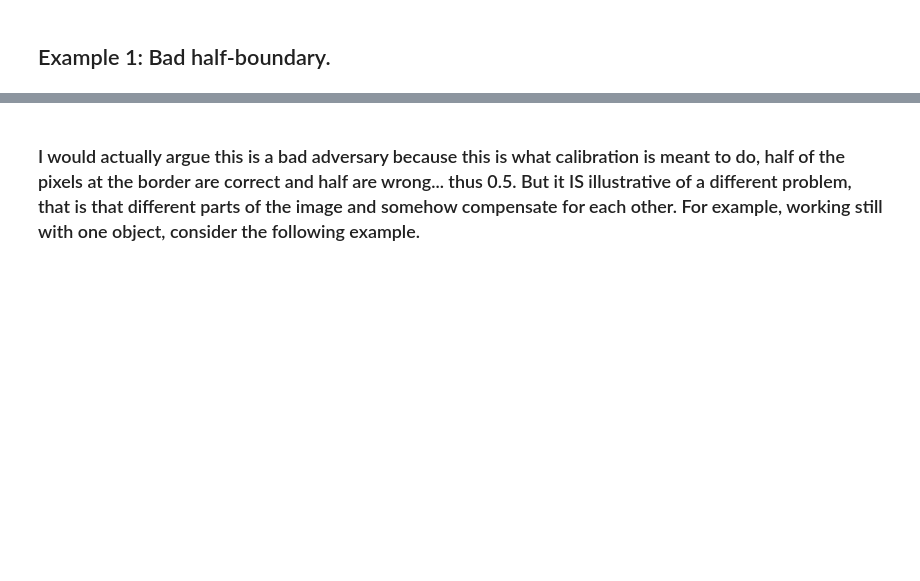
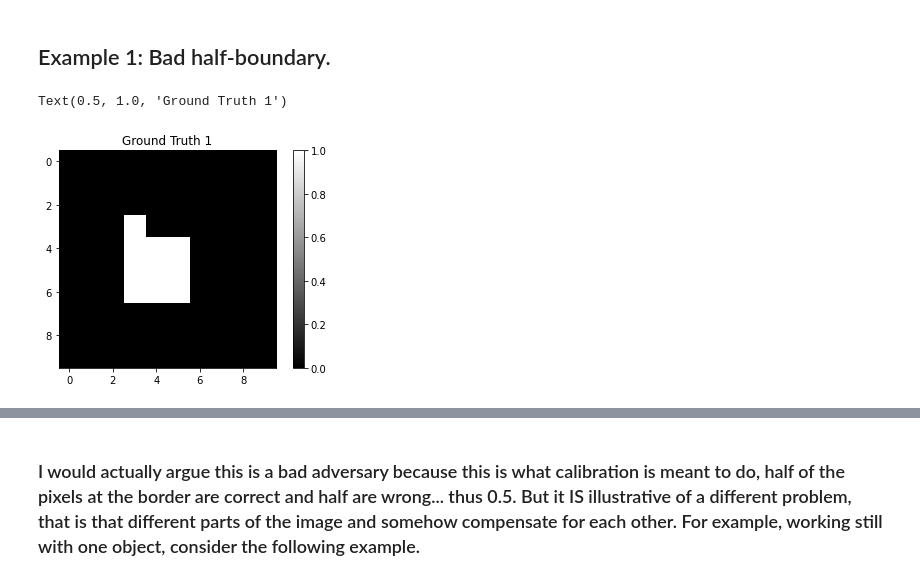
Before and after one commit to VictorButoi/ESE, a Jupyter notebook: notebooks/ToySquare.ipynb, the cells around one changed output, grey strips where cells are left out. Saved outputs shown, nothing was run; the diff lists cells and outputs as text; code cells hidden in the pictures; blank space fills up the shorter version.

```diff
--- a/notebooks/ToySquare.ipynb
+++ b/notebooks/ToySquare.ipynb
@@ -19,10 +19,14 @@ import matplotlib.pyplot as plt
 # %%
 # let's make the ground truth, which is a 10x10 tensor with a white square in the middle
 # we will slice off the right side of the square to make our contradiction.
 ground_truth1 = torch.zeros(10, 10)
 ground_truth1[3:7, 3:7] = 1
 ground_truth1[3:7, 6] = 0
 ground_truth1[3, 4:7] = 0
 
 plt.imshow(ground_truth1, cmap='gray')
+plt.colorbar()
 plt.title('Ground Truth 1')
+# %% [output]
+Text(0.5, 1.0, 'Ground Truth 1')
+[figure, added]
```
Also changed, not shown: parts of 10 cells of this notebook, 6 other files.
